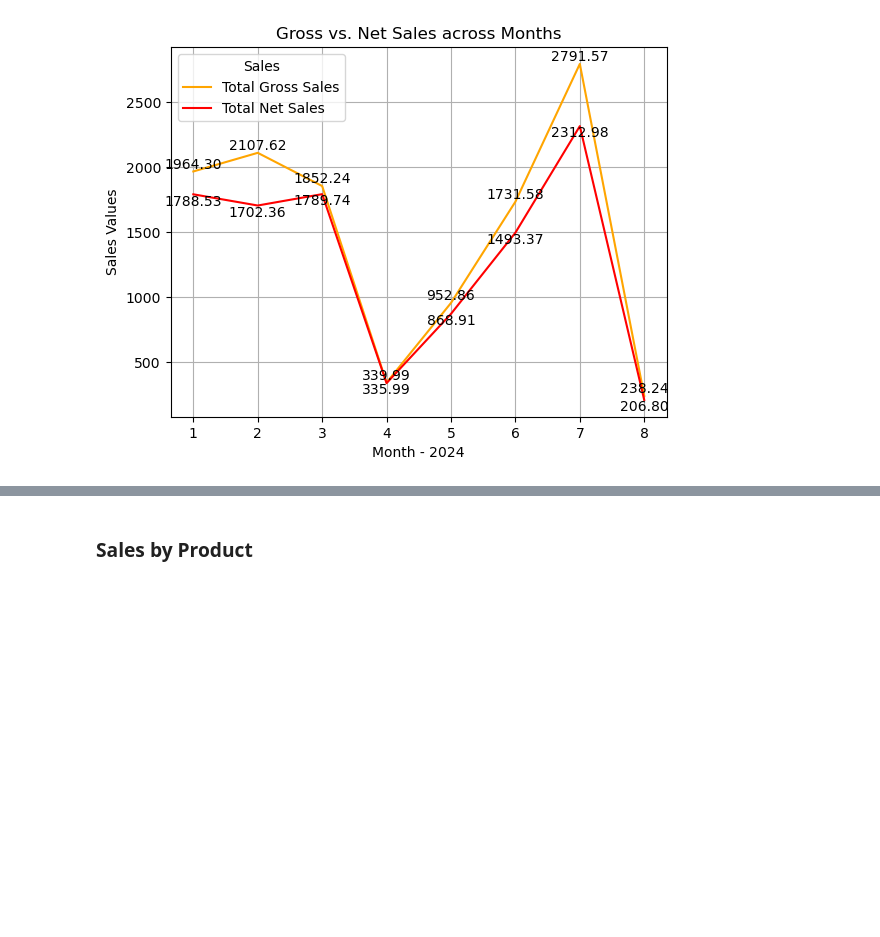
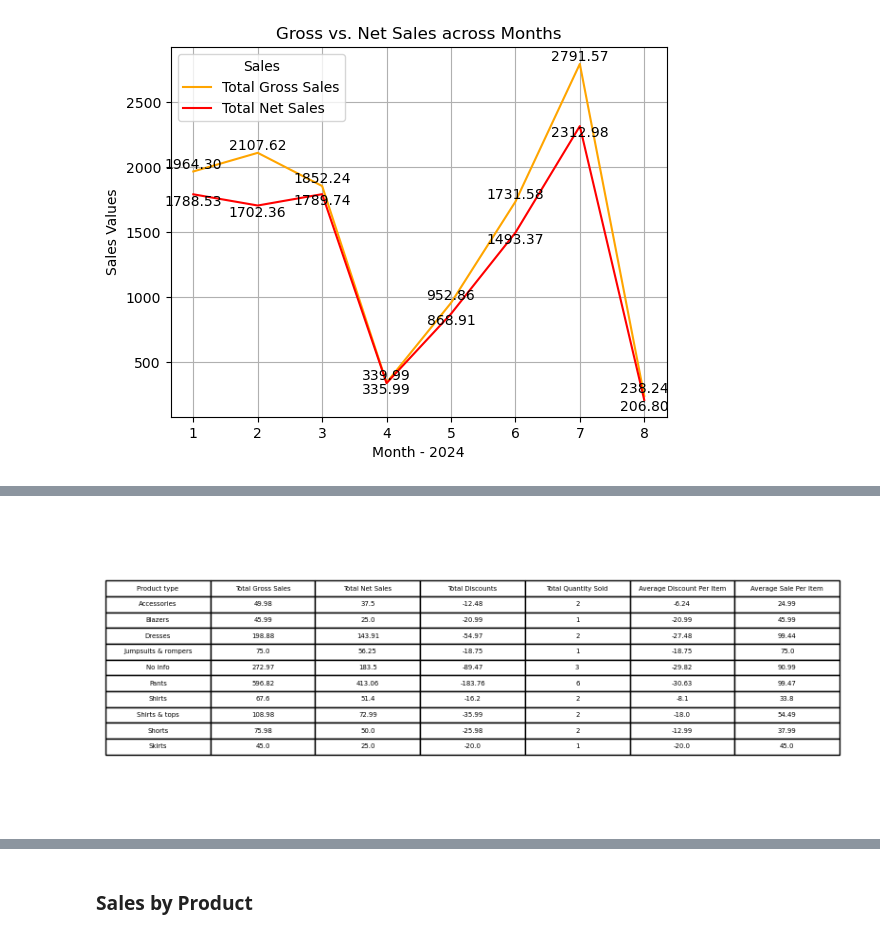
Before and after one commit to ezishr/NEO_InspiredFashion, a Jupyter notebook: orders analysis.ipynb, the cells around one changed output, grey strips where cells are left out. Drawn from its saved outputs; the diff is of its cells as text; code cells hidden in the pictures; blank space fills up the shorter version.

Commit message:
add more visual

```diff
--- a/orders analysis.ipynb
+++ b/orders analysis.ipynb
@@ -70,0 +159,13 @@ plt.savefig("gross_net_sales.png")
+# %%
+# July
+
+discounted_df_july = df[(df['month'] == 7) & (df['Discounts'] != 0)].sort_values(by="Discounts", ascending=True).copy()
+grouped_discounted_df_july =discounted_df_july.groupby('Product type').agg({
+        'Gross sales': 'sum',
+        'Net sales': 'sum',
+        'Discounts': 'sum',
+        'Net quantity': 'sum',
+    }).reset_index().rename(columns = {'Net quantity': 'Total Quantity Sold', 'Gross sales': 'Total Gross Sales', 'Net sales': 'Total Net Sales', 'Discounts': 'Total Discounts'}).round(2)
+
+grouped_discounted_df_july['Average Discount Per Item'] = (grouped_discounted_df_july['Total Discounts'] / grouped_discounted_df_july['Total Quantity Sold']).round(2)
+grouped_discounted_df_july['Average Sale Per Item'] = (grouped_discounted_df_july['Total Gross Sales'] / grouped_discounted_df_july['Total Quantity Sold']).round(2)
@@ -70,0 +186,15 @@ plt.savefig("gross_net_sales.png")
+# %%
+# Plot the table July
+fig, ax = plt.subplots(figsize=(10, 4))  # Adjust figure size
+ax.axis('tight')
+ax.axis('off')
+table = ax.table(
+    cellText=grouped_discounted_df_july.values,
+    colLabels=grouped_discounted_df_july.columns,
+    cellLoc='center',
+    loc='center')
+
+# Save as image
+plt.savefig('Discount in July.png', dpi=300, bbox_inches='tight')
+# %% [output]
+[figure, added]
```
Also changed, not shown: parts of 13 cells of this notebook, 4 other files.
